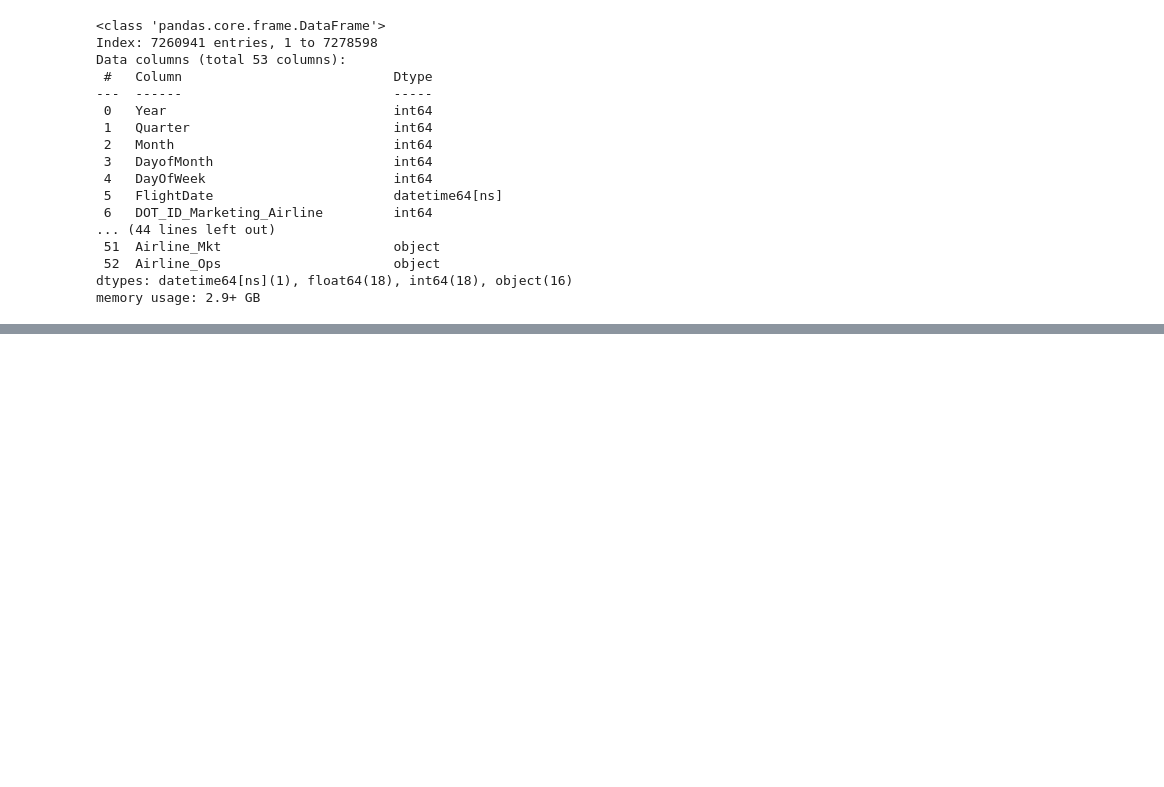
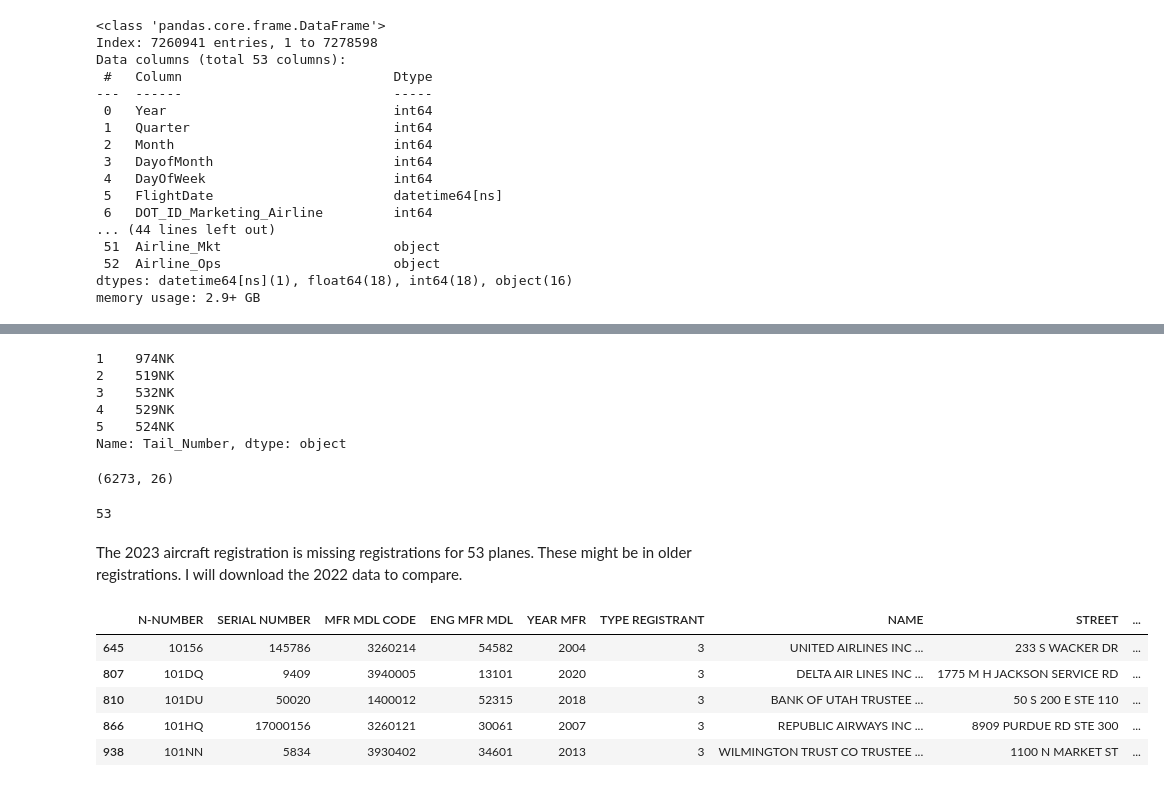
Before and after one commit to dezertdweller/flight-cancellations, a Jupyter notebook: notebooks/importing-data.ipynb, the cells around one changed output, grey strips where cells are left out. Saved outputs shown, nothing was run; the diff lists cells and outputs as text; code cells hidden in the pictures; blank space fills up the shorter version.

```diff
--- a/notebooks/importing-data.ipynb
+++ b/notebooks/importing-data.ipynb
@@ -856,0 +896,12 @@ memory usage: 2.9+ GB
+# %%
+aircraft_registration.drop(columns=[
+    'FRACT OWNER',
+    'OTHER NAMES(1)',
+    'OTHER NAMES(2)',
+    'OTHER NAMES(3)',
+    'OTHER NAMES(4)',
+    'OTHER NAMES(5)',
+    'KIT MFR',
+    ' KIT MODEL',
+    'Unnamed: 34'],
+    inplace=True)
@@ -856,0 +930,34 @@ memory usage: 2.9+ GB
+# %%
+# remove 'N' from Tail Number to compare to aircraft registrations
+df_merged['Tail_Number'] = df['Tail_Number'].apply(lambda x: x[1:] if isinstance(x, str) and x.startswith('N') else x)
+df_merged.Tail_Number.head()
+# %% [output]
+1    974NK
+2    519NK
+3    532NK
+4    529NK
+5    524NK
+Name: Tail_Number, dtype: object
+# %%
+tail_numbers = df_merged.Tail_Number
+# %%
+aircraft_registration = aircraft_registration[aircraft_registration['N-NUMBER'].isin(tail_numbers)]
+# %%
+aircraft_registration.shape
+# %% [output]
+(6273, 26)
+# %%
+6326-6273
+# %% [output]
+53
+# %% [markdown]
+The 2023 aircraft registration is missing registrations for 53 planes. These might be in older registrations. I will download the 2022 data to compare.
+# %%
+aircraft_registration.head()
+# %% [output]
+|  | N-NUMBER | SERIAL NUMBER | MFR MDL CODE | ENG MFR MDL | YEAR MFR | TYPE REGISTRANT | NAME | STREET | ... |
+| 645 | 10156 | 145786 | 3260214 | 54582 | 2004 | 3 | UNITED AIRLINES INC ... | 233 S WACKER DR | ... |
+| 807 | 101DQ | 9409 | 3940005 | 13101 | 2020 | 3 | DELTA AIR LINES INC ... | 1775 M H JACKSON SERVICE RD | ... |
+| 810 | 101DU | 50020 | 1400012 | 52315 | 2018 | 3 | BANK OF UTAH TRUSTEE ... | 50 S 200 E STE 110 | ... |
+| 866 | 101HQ | 17000156 | 3260121 | 30061 | 2007 | 3 | REPUBLIC AIRWAYS INC ... | 8909 PURDUE RD STE 300 | ... |
+| 938 | 101NN | 5834 | 3930402 | 34601 | 2013 | 3 | WILMINGTON TRUST CO TRUSTEE ... | 1100 N MARKET ST | ... |
```
Also changed, not shown: parts of 35 cells of this notebook.
